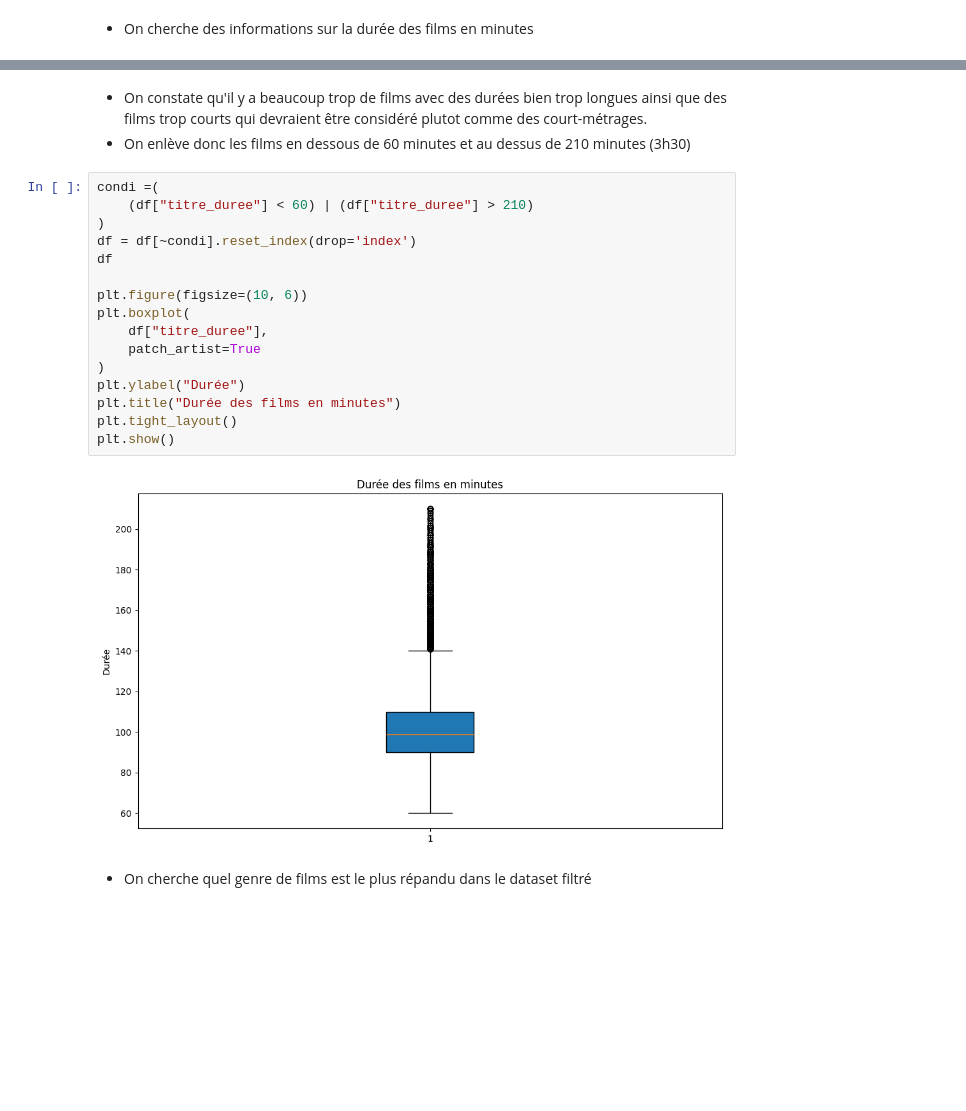
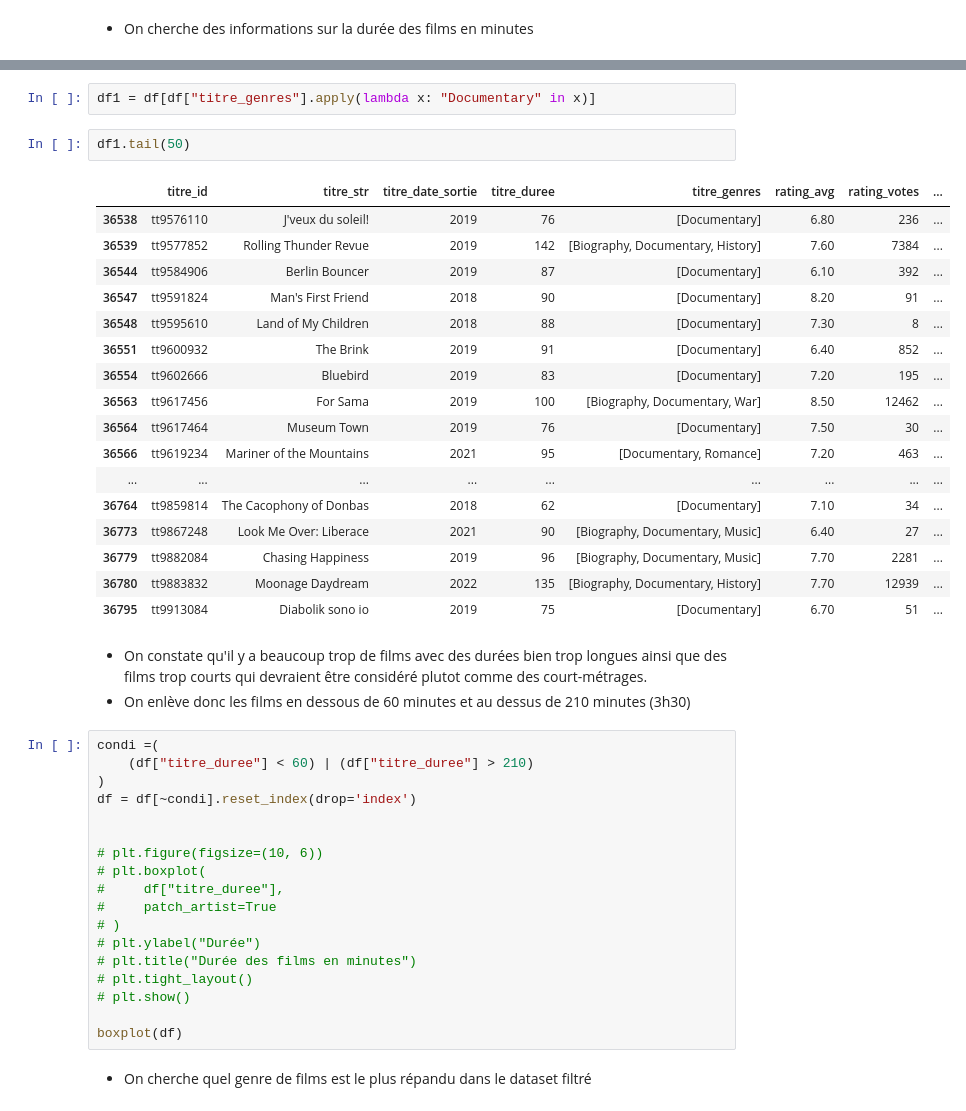
Before and after one commit to Morgan-DCL/project_2, a Jupyter notebook: eda_movies_with_graph.ipynb, the cells around one changed output, grey strips where cells are left out. Drawn from its saved outputs; the diff is of its cells as text; blank space fills up the shorter version.

```diff
--- a/eda_movies_with_graph.ipynb
+++ b/eda_movies_with_graph.ipynb
@@ -92,3 +131,25 @@ plt.show()
+# %%
+df1 = df[df["titre_genres"].apply(lambda x: "Documentary" in x)]
+# %%
+df1.tail(50)
+# %% [output]
+|  | titre_id | titre_str | titre_date_sortie | titre_duree | titre_genres | rating_avg | rating_votes | ... |
+| 36538 | tt9576110 | J'veux du soleil! | 2019 | 76 | [Documentary] | 6.80 | 236 | ... |
+| 36539 | tt9577852 | Rolling Thunder Revue | 2019 | 142 | [Biography, Documentary, History] | 7.60 | 7384 | ... |
+| 36544 | tt9584906 | Berlin Bouncer | 2019 | 87 | [Documentary] | 6.10 | 392 | ... |
+| 36547 | tt9591824 | Man's First Friend | 2018 | 90 | [Documentary] | 8.20 | 91 | ... |
+| 36548 | tt9595610 | Land of My Children | 2018 | 88 | [Documentary] | 7.30 | 8 | ... |
+| 36551 | tt9600932 | The Brink | 2019 | 91 | [Documentary] | 6.40 | 852 | ... |
+| 36554 | tt9602666 | Bluebird | 2019 | 83 | [Documentary] | 7.20 | 195 | ... |
+| 36563 | tt9617456 | For Sama | 2019 | 100 | [Biography, Documentary, War] | 8.50 | 12462 | ... |
+| 36564 | tt9617464 | Museum Town | 2019 | 76 | [Documentary] | 7.50 | 30 | ... |
+| 36566 | tt9619234 | Mariner of the Mountains | 2021 | 95 | [Documentary, Romance] | 7.20 | 463 | ... |
+| ... | ... | ... | ... | ... | ... | ... | ... | ... |
+| 36764 | tt9859814 | The Cacophony of Donbas | 2018 | 62 | [Documentary] | 7.10 | 34 | ... |
+| 36773 | tt9867248 | Look Me Over: Liberace | 2021 | 90 | [Biography, Documentary, Music] | 6.40 | 27 | ... |
+| 36779 | tt9882084 | Chasing Happiness | 2019 | 96 | [Biography, Documentary, Music] | 7.70 | 2281 | ... |
+| 36780 | tt9883832 | Moonage Daydream | 2022 | 135 | [Biography, Documentary, History] | 7.70 | 12939 | ... |
+| 36795 | tt9913084 | Diabolik sono io | 2019 | 75 | [Documentary] | 6.70 | 51 | ... |
 # %% [markdown]
 - On constate qu'il y a beaucoup trop de films avec des durées bien trop longues ainsi que des films trop courts qui devraient être considéré plutot comme des court-métrages.
 - On enlève donc les films en dessous de 60 minutes et au dessus de 210 minutes (3h30)
@@ -97,19 +158,19 @@ condi =(
     (df["titre_duree"] < 60) | (df["titre_duree"] > 210)
 )
 df = df[~condi].reset_index(drop='index')
-df
 
-plt.figure(figsize=(10, 6))
-plt.boxplot(
-    df["titre_duree"],
-    patch_artist=True
-)
-plt.ylabel("Durée")
-plt.title("Durée des films en minutes")
-plt.tight_layout()
-plt.show()
+
+# plt.figure(figsize=(10, 6))
+# plt.boxplot(
+#     df["titre_duree"],
+#     patch_artist=True
+# )
+# plt.ylabel("Durée")
+# plt.title("Durée des films en minutes")
+# plt.tight_layout()
+# plt.show()
+
+boxplot(df)
-# %% [output]
-[figure, removed]
 # %% [markdown]
 - On cherche quel genre de films est le plus répandu dans le dataset filtré
 # %%
```
Also changed, not shown: parts of 10 cells of this notebook, 3 other files.
